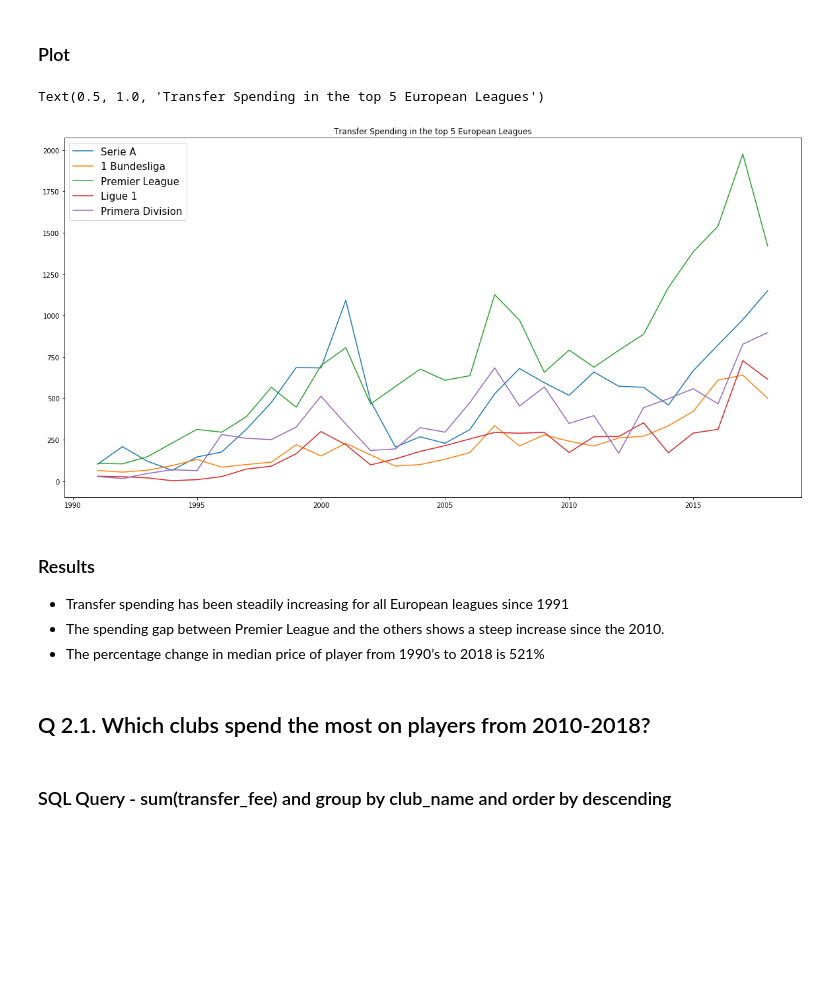
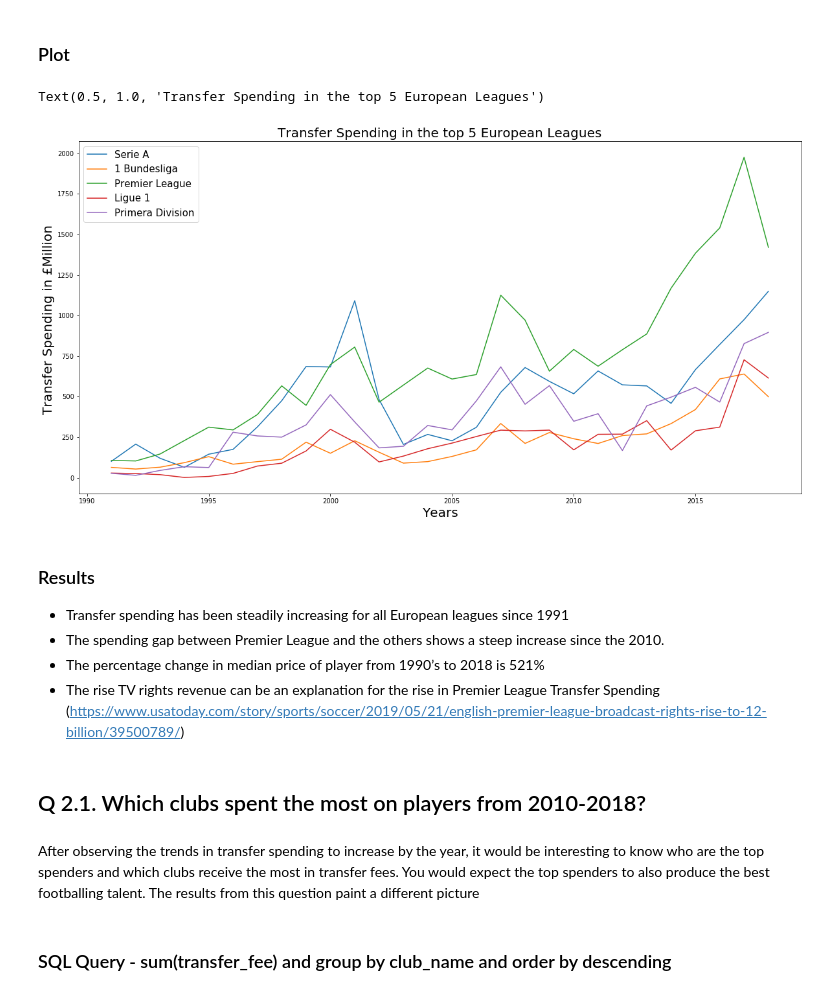
Before and after one commit to tharunsikhinam/data-512, a Jupyter notebook: data-512-project/Data-512-Analysis.ipynb, the cells around one changed output. Cells and saved outputs as stored; diff of their text form; code cells hidden in the pictures; blank space fills up the shorter version.

```diff
--- a/data-512-project/Data-512-Analysis.ipynb
+++ b/data-512-project/Data-512-Analysis.ipynb
@@ -232,21 +298,26 @@ df.head(5)
 # %%
 import matplotlib.pyplot as plt
 plt.rcParams["figure.figsize"] = (20,10)
 for l in ['Serie A', '1 Bundesliga', 'Premier League', 'Ligue 1','Primera Division']:
     x = df[df["league_name"]==l]
     plt.plot(x["year"], x["total_spending in £million"],label=l)
 plt.legend(prop={'size': 15})
-plt.title("Transfer Spending in the top 5 European Leagues")
+plt.xlabel("Years",fontsize = 20)
+plt.ylabel("Transfer Spending in £Million ",fontsize = 20)
+plt.title("Transfer Spending in the top 5 European Leagues",fontsize = 20)
 # %% [output]
 Text(0.5, 1.0, 'Transfer Spending in the top 5 European Leagues')
-[figure, old version]
+[figure, new version]
 # %% [markdown]
 ### Results
 - Transfer spending has been steadily increasing for all European leagues since 1991
 - The spending gap between Premier League and the others  shows a steep increase since the 2010.
 - The percentage change in median price of player from 1990’s to 2018 is 521%
+- The rise TV rights revenue can be an explanation for the rise in Premier League Transfer Spending (https://www.usatoday.com/story/sports/soccer/2019/05/21/english-premier-league-broadcast-rights-rise-to-12-billion/39500789/)
 # %% [markdown]
-## Q 2.1. Which clubs spend the most on players from 2010-2018?
+## Q 2.1. Which clubs spent the most on players from 2010-2018?
+# %% [markdown]
+After observing the trends in transfer spending to increase by the year, it would be interesting to know who are the top spenders and which clubs receive the most in transfer fees. You would expect the top spenders to also produce the best footballing talent. The results from this question paint a different picture
 # %% [markdown]
 ### SQL Query - sum(transfer_fee) and group by club_name and order by descending
 # %%
```
Also changed, not shown: parts of 38 cells of this notebook, 7 other files.
